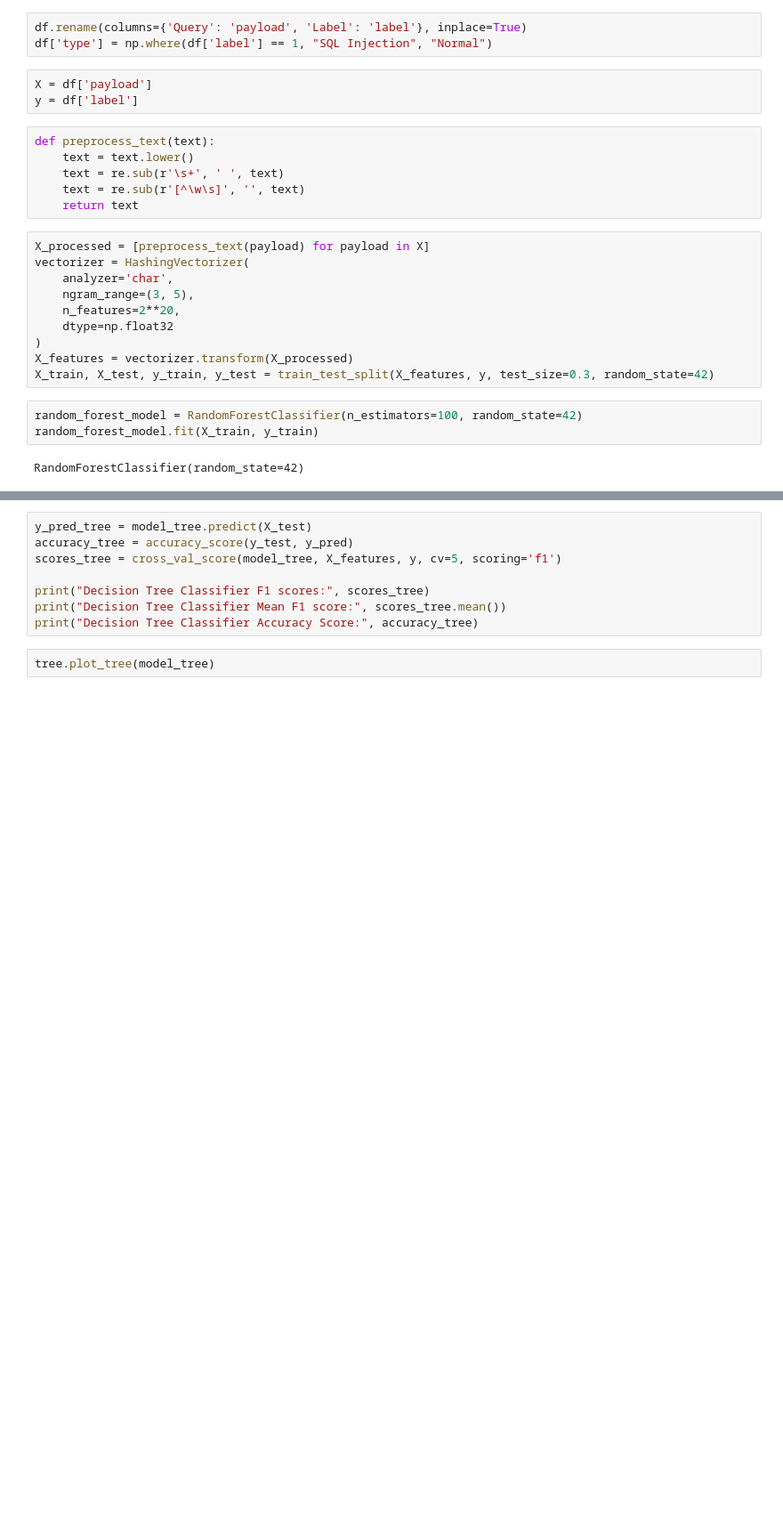
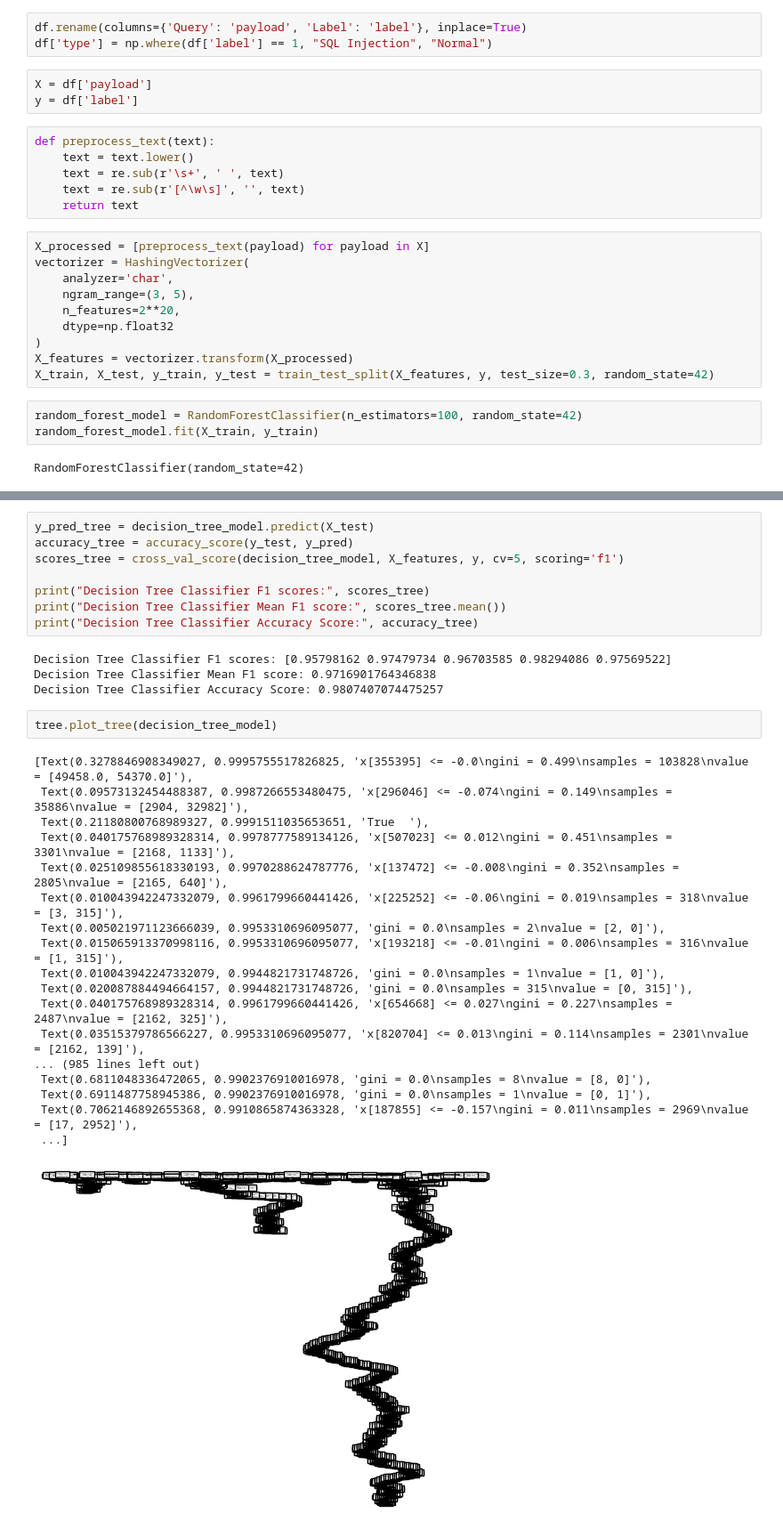
Before and after one commit to kiannaquines/web-application-firewall-machine-learning, a Jupyter notebook: Web Application FIrewall.ipynb, the cells around one changed output, grey strips where cells are left out. Shown at 89% size. Cells and saved outputs as stored; diff of their text form; blank space fills up the shorter version.

```diff
--- a/Web Application FIrewall.ipynb
+++ b/Web Application FIrewall.ipynb
@@ -55,10 +81,33 @@ print("Accuracy Score:", accuracy)
 # %%
-y_pred_tree = model_tree.predict(X_test)
+y_pred_tree = decision_tree_model.predict(X_test)
 accuracy_tree = accuracy_score(y_test, y_pred)
-scores_tree = cross_val_score(model_tree, X_features, y, cv=5, scoring='f1')
+scores_tree = cross_val_score(decision_tree_model, X_features, y, cv=5, scoring='f1')
 
 print("Decision Tree Classifier F1 scores:", scores_tree)
 print("Decision Tree Classifier Mean F1 score:", scores_tree.mean())
 print("Decision Tree Classifier Accuracy Score:", accuracy_tree)
+# %% [output]
+Decision Tree Classifier F1 scores: [0.95798162 0.97479734 0.96703585 0.98294086 0.97569522]
+Decision Tree Classifier Mean F1 score: 0.9716901764346838
+Decision Tree Classifier Accuracy Score: 0.9807407074475257
 # %%
-tree.plot_tree(model_tree)
+tree.plot_tree(decision_tree_model)
+# %% [output]
+[Text(0.3278846908349027, 0.9995755517826825, 'x[355395] <= -0.0\ngini = 0.499\nsamples = 103828\nvalue = [49458.0, 54370.0]'),
+ Text(0.09573132454488387, 0.9987266553480475, 'x[296046] <= -0.074\ngini = 0.149\nsamples = 35886\nvalue = [2904, 32982]'),
+ Text(0.21180800768989327, 0.9991511035653651, 'True  '),
+ Text(0.040175768989328314, 0.9978777589134126, 'x[507023] <= 0.012\ngini = 0.451\nsamples = 3301\nvalue = [2168, 1133]'),
+ Text(0.025109855618330193, 0.9970288624787776, 'x[137472] <= -0.008\ngini = 0.352\nsamples = 2805\nvalue = [2165, 640]'),
+ Text(0.010043942247332079, 0.9961799660441426, 'x[225252] <= -0.06\ngini = 0.019\nsamples = 318\nvalue = [3, 315]'),
+ Text(0.005021971123666039, 0.9953310696095077, 'gini = 0.0\nsamples = 2\nvalue = [2, 0]'),
+ Text(0.015065913370998116, 0.9953310696095077, 'x[193218] <= -0.01\ngini = 0.006\nsamples = 316\nvalue = [1, 315]'),
+ Text(0.010043942247332079, 0.9944821731748726, 'gini = 0.0\nsamples = 1\nvalue = [1, 0]'),
+ Text(0.020087884494664157, 0.9944821731748726, 'gini = 0.0\nsamples = 315\nvalue = [0, 315]'),
+ Text(0.040175768989328314, 0.9961799660441426, 'x[654668] <= 0.027\ngini = 0.227\nsamples = 2487\nvalue = [2162, 325]'),
+ Text(0.03515379786566227, 0.9953310696095077, 'x[820704] <= 0.013\ngini = 0.114\nsamples = 2301\nvalue = [2162, 139]'),
+... (985 lines left out)
+ Text(0.6811048336472065, 0.9902376910016978, 'gini = 0.0\nsamples = 8\nvalue = [8, 0]'),
+ Text(0.6911487758945386, 0.9902376910016978, 'gini = 0.0\nsamples = 1\nvalue = [0, 1]'),
+ Text(0.7062146892655368, 0.9910865874363328, 'x[187855] <= -0.157\ngini = 0.011\nsamples = 2969\nvalue = [17, 2952]'),
+ ...]
+[figure, added]
```
Also changed, not shown: parts of 8 cells of this notebook, 1 other file.
